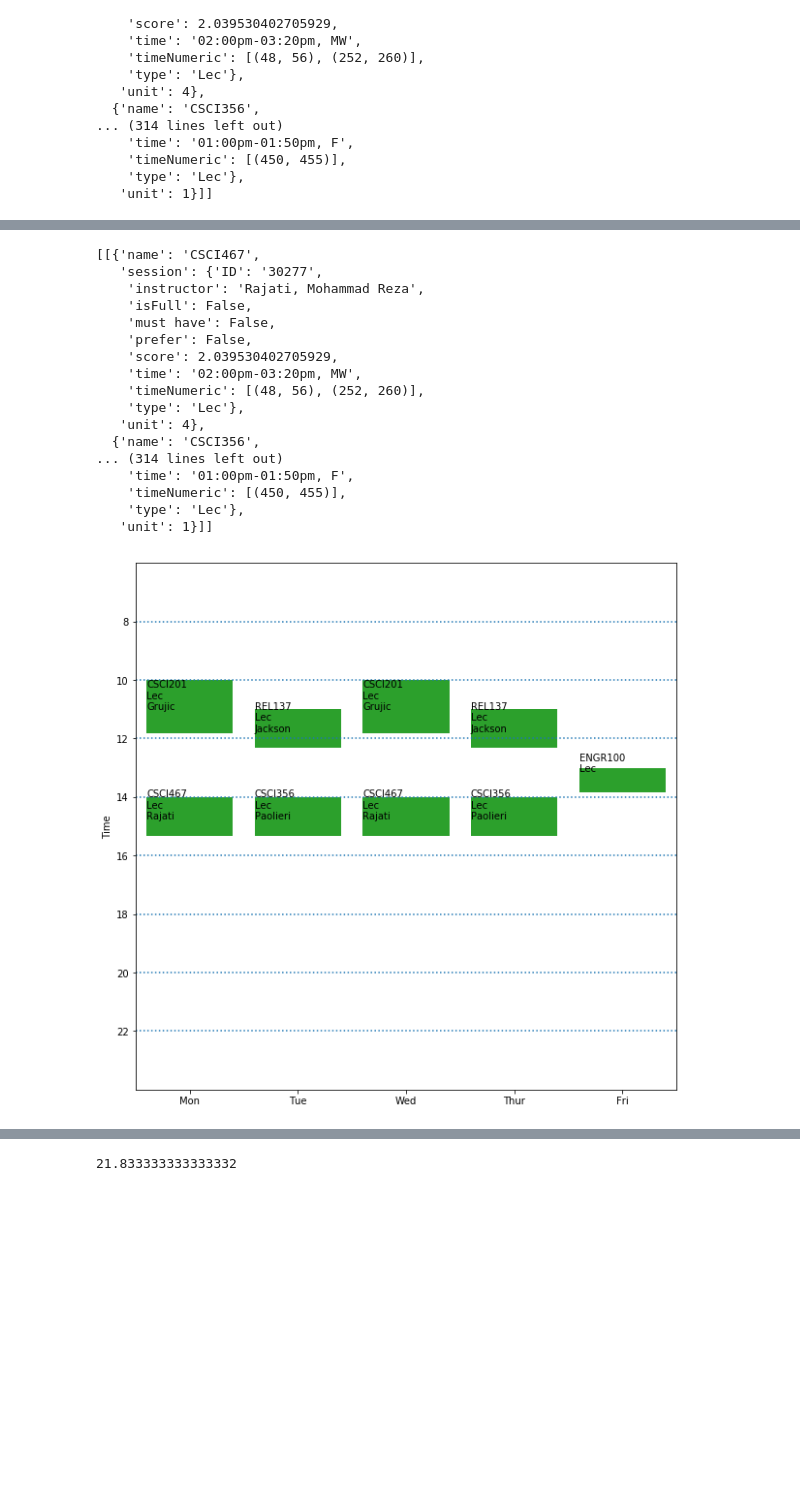
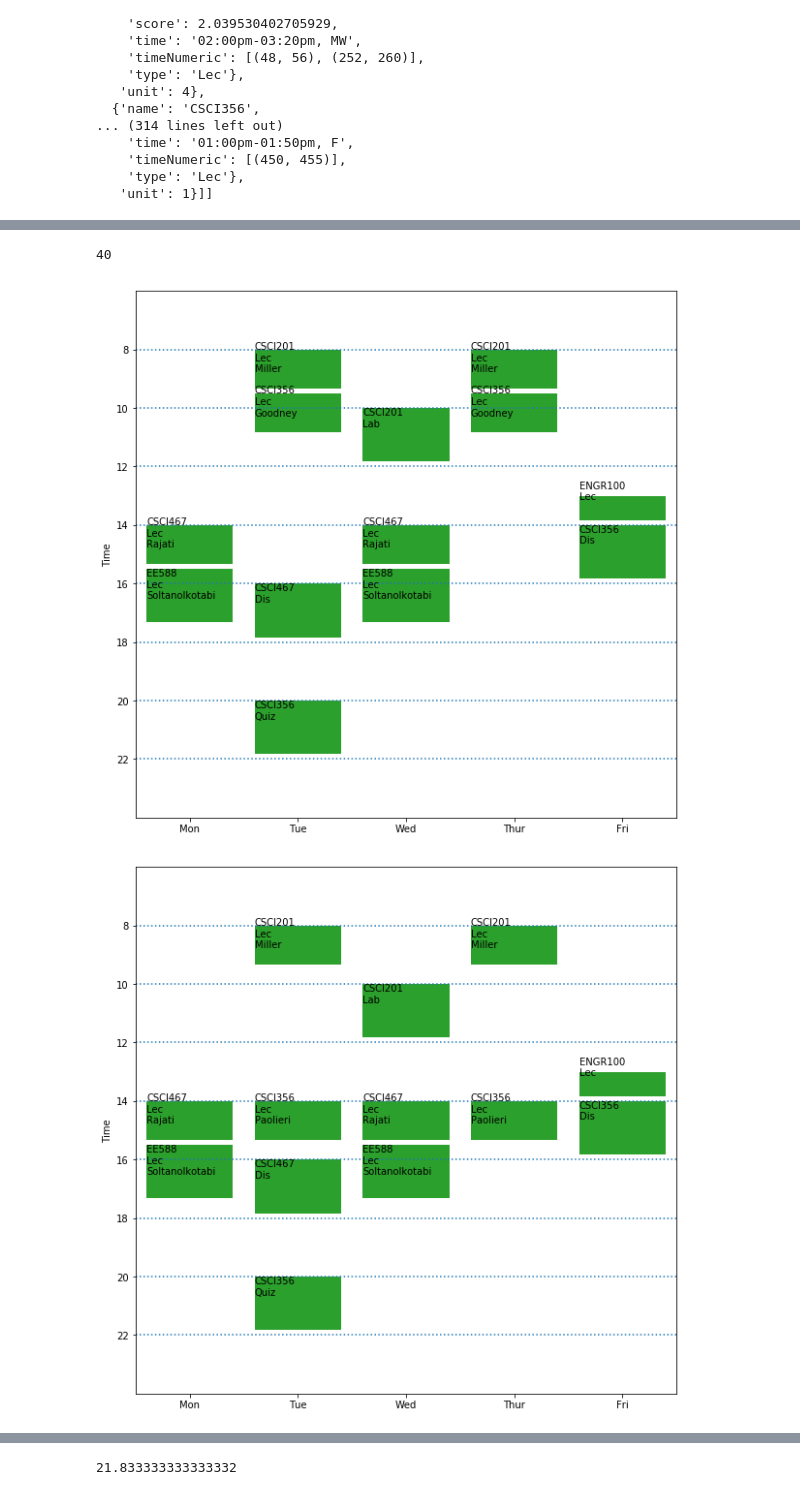
Before and after one commit to zzxvictor/SCheduler, a Jupyter notebook: serverCode/JupyterNotebook/scheduleMaker.ipynb, the cells around one changed output, grey strips where cells are left out. Drawn from its saved outputs; the diff is of its cells as text; code cells hidden in the pictures; blank space fills up the shorter version.

```diff
--- a/serverCode/JupyterNotebook/scheduleMaker.ipynb
+++ b/serverCode/JupyterNotebook/scheduleMaker.ipynb
@@ -79,7 +79,7 @@ class scoreGenerator:
 mock = [
 {# 201 Lec
     'name': 'CSCI201',
-    'must have': True,
+    'must have': False,
     'prefer':False,
     'unit': 4,
     'session':
@@ -105,7 +105,7 @@ mock = [
 # 356 Lec
 {
     'name': 'CSCI356',
-    'must have': True,
+    'must have': False,
     'prefer':False,
     'unit':4,
     'session':
@@ -124,8 +124,8 @@ mock = [
 
 {
     'name':'CSCI467',
-    'must have': True,
-    'prefer': False,
+    'must have': False,
+    'prefer': True,
     'unit':4,
     'session':
     [
@@ -151,12 +151,28 @@ mock = [
 {
     'name':'REL137',
     'must have': False,
+    'prefer': False,
+    'unit':4,
+    'session':
+    [
+        {'ID':'60042', 'type':'Lec','time':'11:00am-12:20pm, TTh', 'instructor':'Jackson, Sherman', 'isFull': False, 'must have':False, 'prefer': False},
+
+        {'ID':'60043', 'type':'Dis','time':'10:00am-10:50am, W', 'instructor':'Qazwini, Hadi', 'isFull': False, 'must have':False, 'prefer': False},
+        {'ID':'60044', 'type':'Dis','time':'11:00am-11:50am, W', 'instructor':'Qazwini, Hadi', 'isFull': False, 'must have':False, 'prefer': False},
+        {'ID':'60045', 'type':'Dis','time':'12:00pm-12:50pm, W', 'instructor':'Qureshi, Omar', 'isFull': False, 'must have':False, 'prefer': False},
+        {'ID':'60046', 'type':'Dis','time':'01:00pm-01:50pm, W', 'instructor':'Qureshi, Omar', 'isFull': False, 'must have':False, 'prefer': False}
+    ]
+},
+# EE588
+{
+    'name':'EE588',
+    'must have': False,
     'prefer': True,
     'unit':4,
     'session':
     [
-        {'ID':'60042', 'type':'Lec','time':'11:00am-12:20pm, TTh', 'instructor':'Jackson, Sherman', 'isFull': False, 'must have':False, 'prefer': False},
-        {'ID':'60043', 'type':'Dis','time':'10:00am-10:50am, W', 'instructor':'Qazwini, Hadi', 'isFull': False, 'must have':False, 'prefer': False}
+        {'ID':'30999', 'type':'Lec','time':'03:30pm-05:20pm, MW', 'instructor':'Soltanolkotabi, Mahdi', 'isFull': False, 'must have':False, 'prefer': False},
+        {'ID':'31002', 'type':'Dis','time':'TBA', 'instructor':'', 'isFull': False, 'must have':False, 'prefer': False}
     ]
 }
 ]
@@ -510,23 +540,7 @@ sortedL = model.get_top_k(mock)
-# %%
-sortedL
-# %% [output]
-[[{'name': 'CSCI467',
-   'session': {'ID': '30277',
-    'instructor': 'Rajati, Mohammad Reza',
-    'isFull': False,
-    'must have': False,
-    'prefer': False,
-    'score': 2.039530402705929,
-    'time': '02:00pm-03:20pm, MW',
-    'timeNumeric': [(48, 56), (252, 260)],
-    'type': 'Lec'},
-   'unit': 4},
-  {'name': 'CSCI356',
-... (314 lines left out)
-    'time': '01:00pm-01:50pm, F',
-    'timeNumeric': [(450, 455)],
-    'type': 'Lec'},
-   'unit': 1}]]
+# %%
+len(sortedL)
+# %% [output]
+40
 # %%
 import matplotlib.pyplot as plt
 import matplotlib.patches as patches
@@ -574,6 +588,9 @@ class printSchedule:
         self.fig.show()
 # %%
 painter = printSchedule()
-painter.show_schedule(sortedL[1])
+painter.show_schedule(sortedL[2])
+painter = printSchedule()
+painter.show_schedule(sortedL[0])
 # %% [output]
-[figure, old version]
+[figure, new version]
+[figure, added]
```
Also changed, not shown: parts of 4 cells of this notebook.
